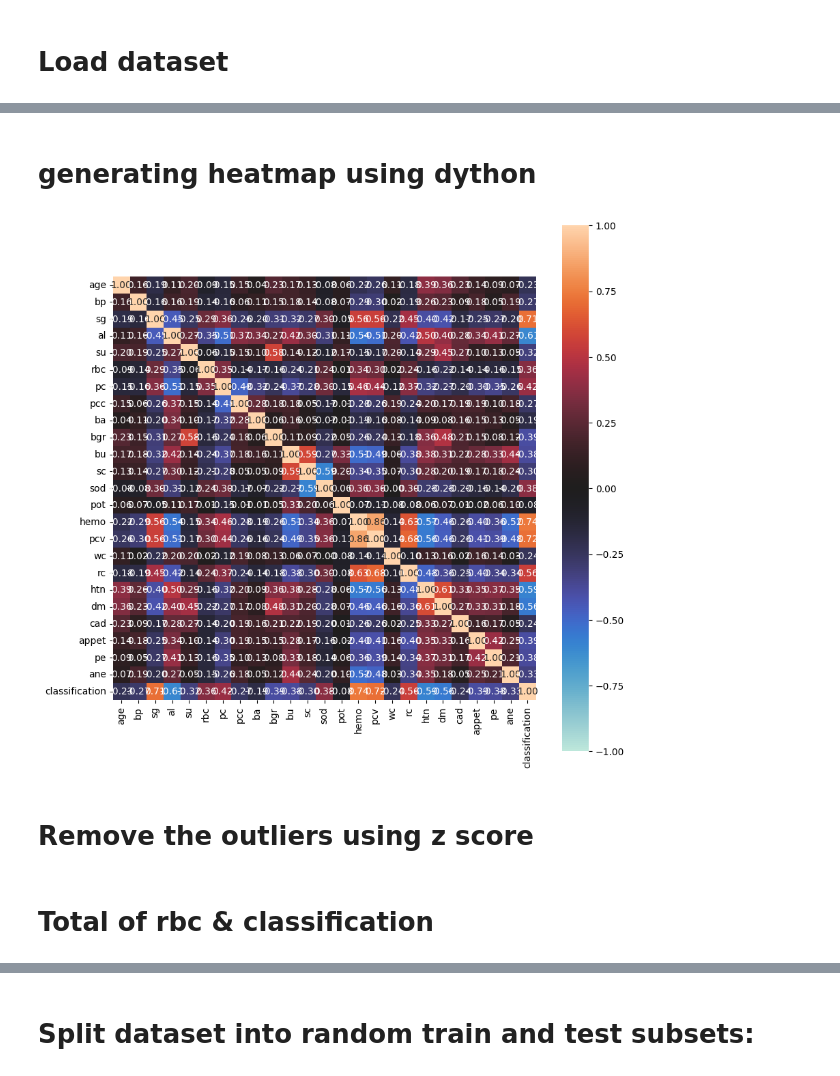
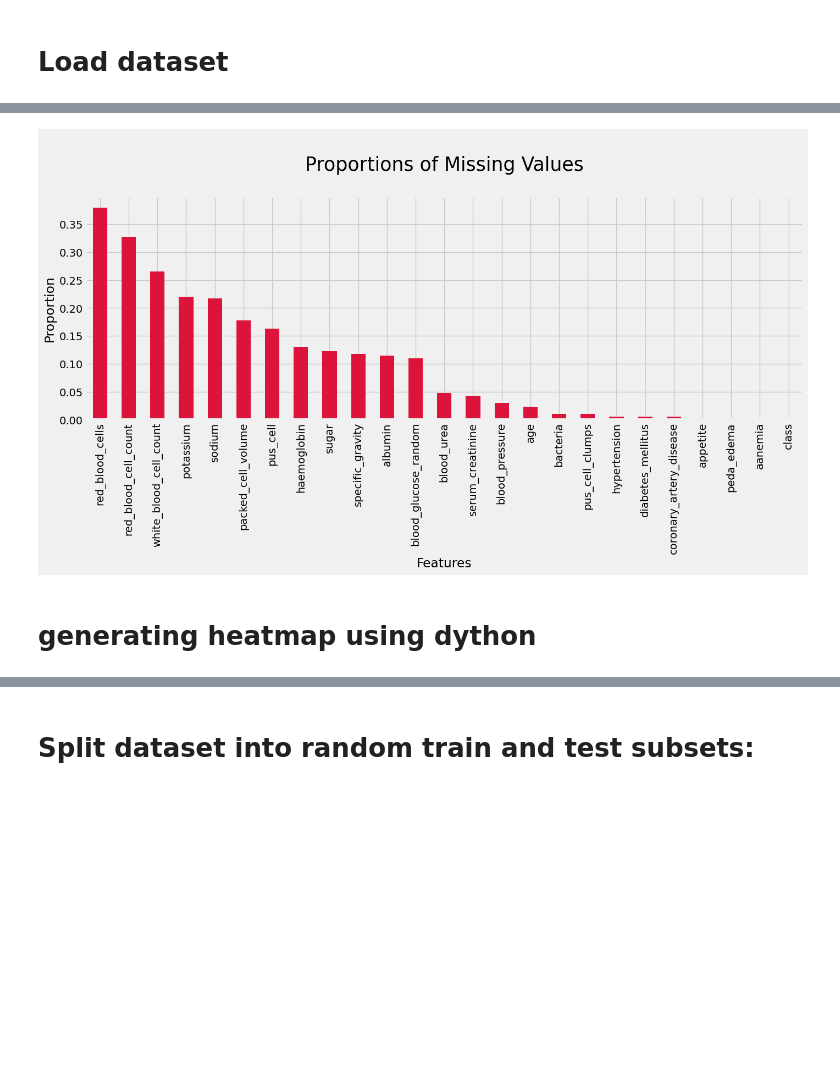
Before and after one commit to Shadman1077/Chronic-Kidney-Disease-Prediction, a Jupyter notebook: preprocessing.ipynb, the cells around one changed output, grey strips where cells are left out. Drawn from its saved outputs; the diff is of its cells as text; code cells hidden in the pictures; blank space fills up the shorter version.

```diff
--- a/preprocessing.ipynb
+++ b/preprocessing.ipynb
@@ -220,0 +46,4 @@ df_clean.groupby('classification').mean()
+# %%
+# dropping the id
+# didnt contribute to the prediction
+dataset.drop(['id'], axis=1,inplace = True)
@@ -221,10 +245,16 @@ df_clean.groupby('classification').mean()
+# %%
+from matplotlib import style
+style.use("fivethirtyeight")
+plt.figure(figsize=(15,5))
+plt.rcParams.update({'text.color': "black",
+                     'axes.labelcolor': "black"})
+missing=dataset.isna().sum().sort_values(ascending=False)
+(missing/400).plot(kind="bar", color="crimson")
+plt.title('\nProportions of Missing Values\n', fontsize=25)
+plt.ylabel("Proportion")
+plt.xlabel("Features")
+plt.show()
+# %% [output]
+[figure, added]
 # %% [markdown]
 # generating heatmap using dython
-# %%
-complete_correlation= associations(df_clean, filename= 'complete_correlation.png', figsize=(10,10))
-df_complete_corr=complete_correlation['corr']
-styled_df = df_complete_corr.style.background_gradient(cmap='coolwarm', axis=None).applymap(lambda x: round(x, 2))
-# %% [output]
-[figure, removed]
-# %% [markdown]
-# Remove the outliers using z score
@@ -234,2 +260,0 @@ df_clean = df_clean[(np.abs(stats.zscore(df_numerical)) < 3).all(axis=1)]
-# %% [markdown]
-# Total of rbc & classification
```
Also changed, not shown: parts of 111 cells of this notebook, 2 other files.
